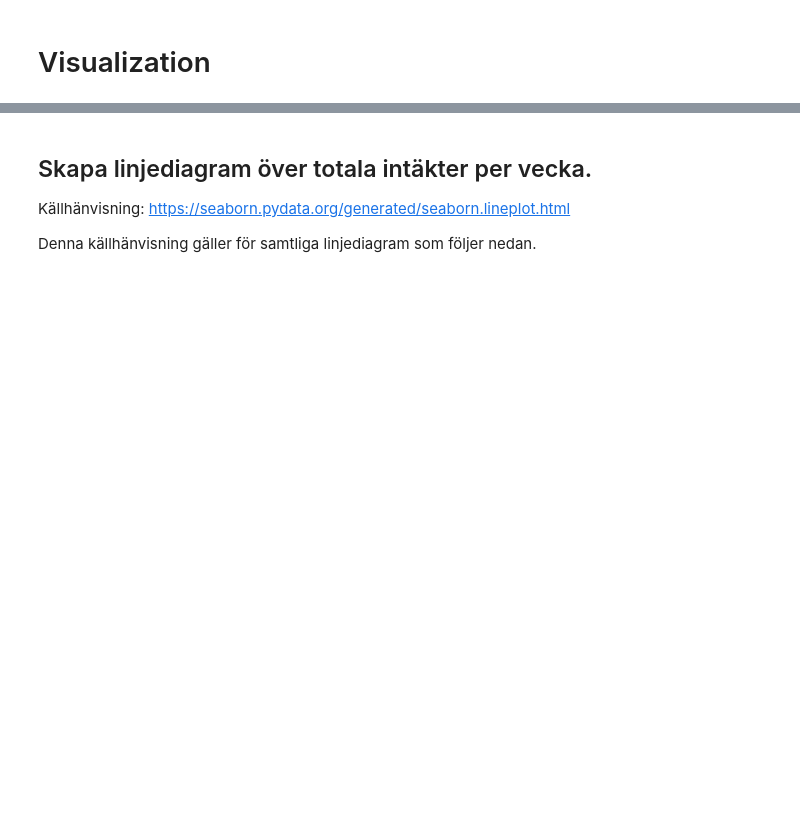
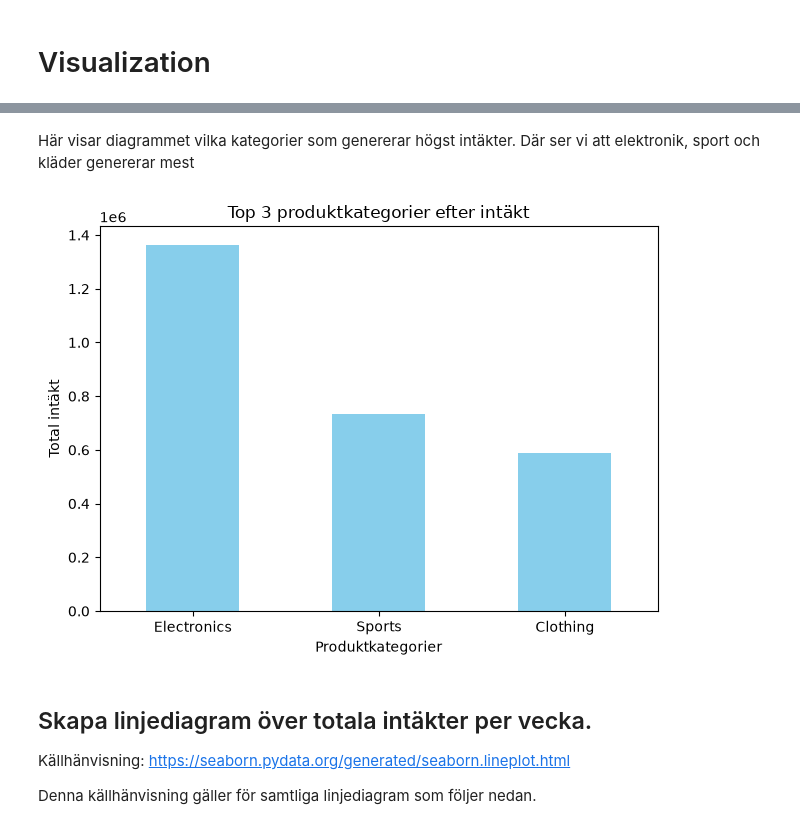
Before and after one commit to SelviKumarasamy/E_Handel_Analysis_Group5, a Jupyter notebook: notebooks/report.ipynb, the cells around one changed output, grey strips where cells are left out. Drawn from its saved outputs; the diff is of its cells as text; code cells hidden in the pictures; blank space fills up the shorter version.

```diff
--- a/notebooks/report.ipynb
+++ b/notebooks/report.ipynb
@@ -422,3 +396,13 @@ viz.plot_ordervarden(order_values)
+# %% [markdown]
+Här visar diagrammet vilka kategorier som genererar högst intäkter. Där ser vi att elektronik, sport och kläder genererar mest
+# %%
+import importlib
+import src.viz as viz
+
+importlib.reload(viz)
+viz.plot_top3_categories(top3)
+# %% [output]
+[figure, added]
 # %% [markdown]
 ## Skapa linjediagram över totala intäkter per vecka.
 
```
Also changed, not shown: parts of 82 cells of this notebook, 3 other files.
